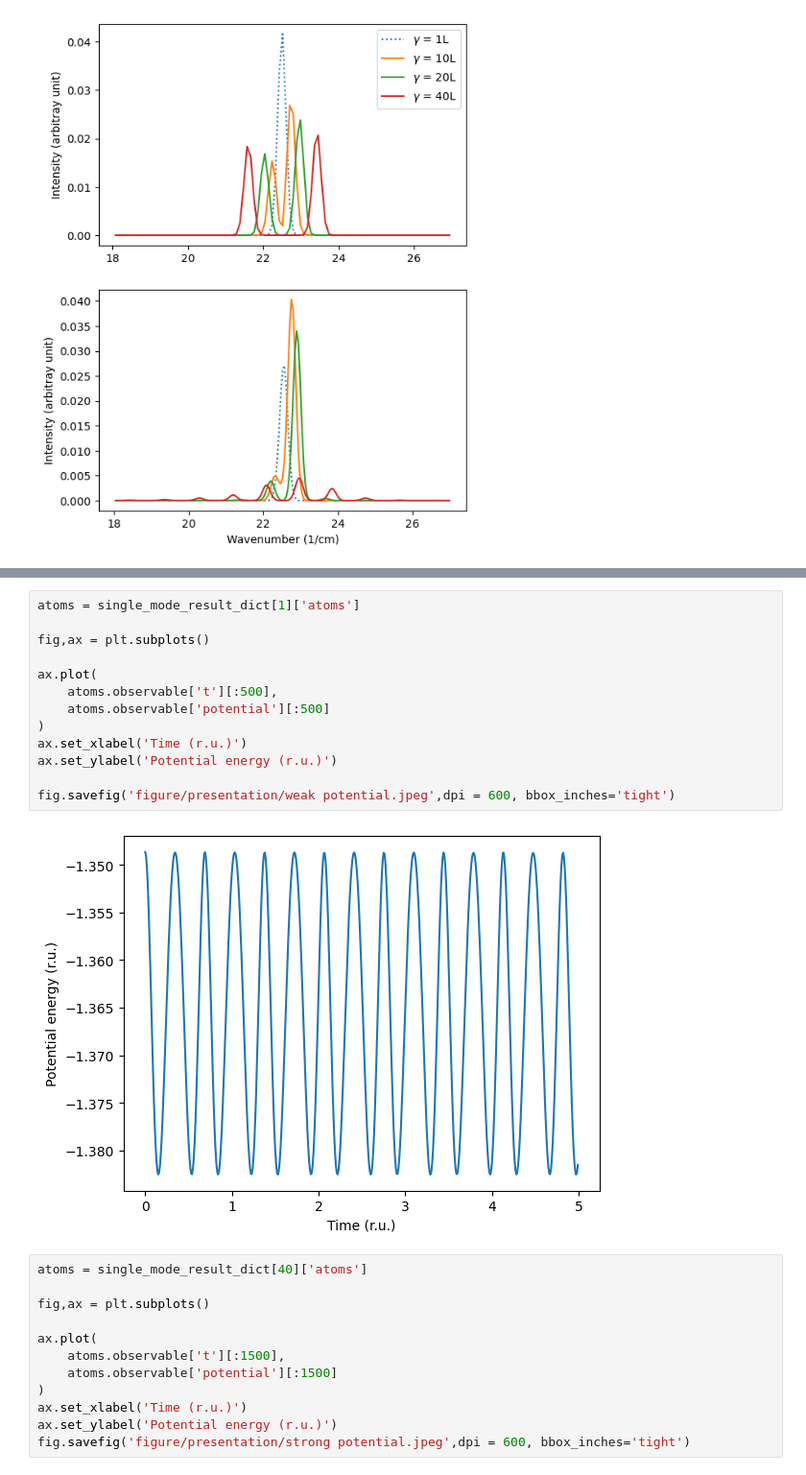
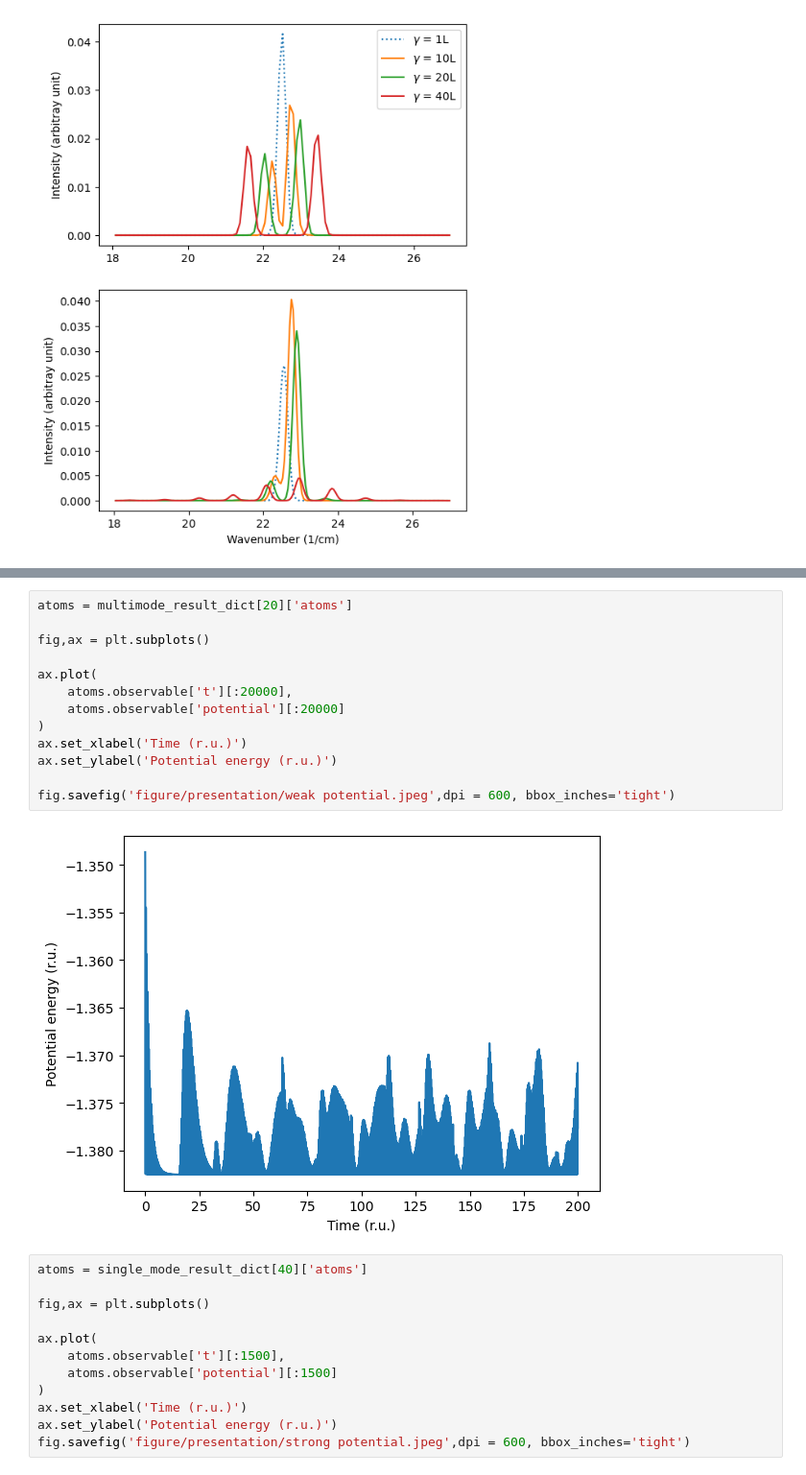
Before and after one commit to RibeiroGroup/Molecular-Dynamics-for-CIS, a Jupyter notebook: src/polariton.ipynb, the cells around one changed output, grey strips where cells are left out. Shown at 96% size. Drawn from its saved outputs; the diff is of its cells as text.

```diff
--- a/src/polariton.ipynb
+++ b/src/polariton.ipynb
@@ -247,18 +258,18 @@ fig.savefig('figure/manuscript/polariton.jpeg',dpi=600, bbox_inches = 'tight')
 # %%
-atoms = single_mode_result_dict[1]['atoms']
+atoms = multimode_result_dict[20]['atoms']
 
 fig,ax = plt.subplots()
 
 ax.plot(
-    atoms.observable['t'][:500],
-    atoms.observable['potential'][:500]
+    atoms.observable['t'][:20000],
+    atoms.observable['potential'][:20000]
 )
 ax.set_xlabel('Time (r.u.)')
 ax.set_ylabel('Potential energy (r.u.)')
 
 fig.savefig('figure/presentation/weak potential.jpeg',dpi = 600, bbox_inches='tight')
 # %% [output]
-[figure, old version]
+[figure, new version]
 # %%
 atoms = single_mode_result_dict[40]['atoms']
 
```
Also changed, not shown: parts of 2 cells of this notebook, 7 other files.
